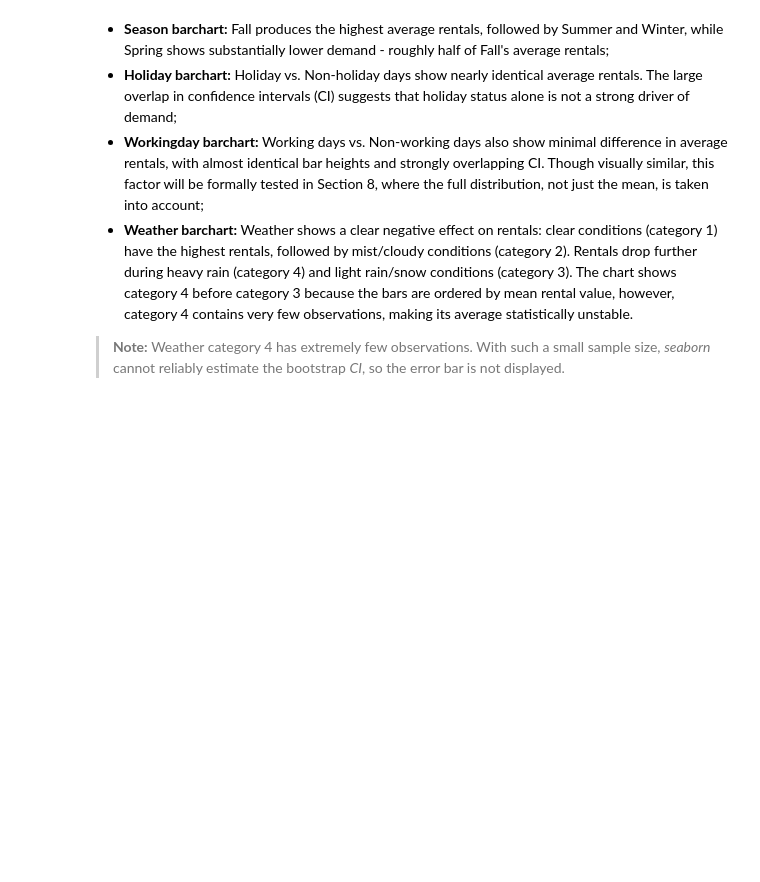
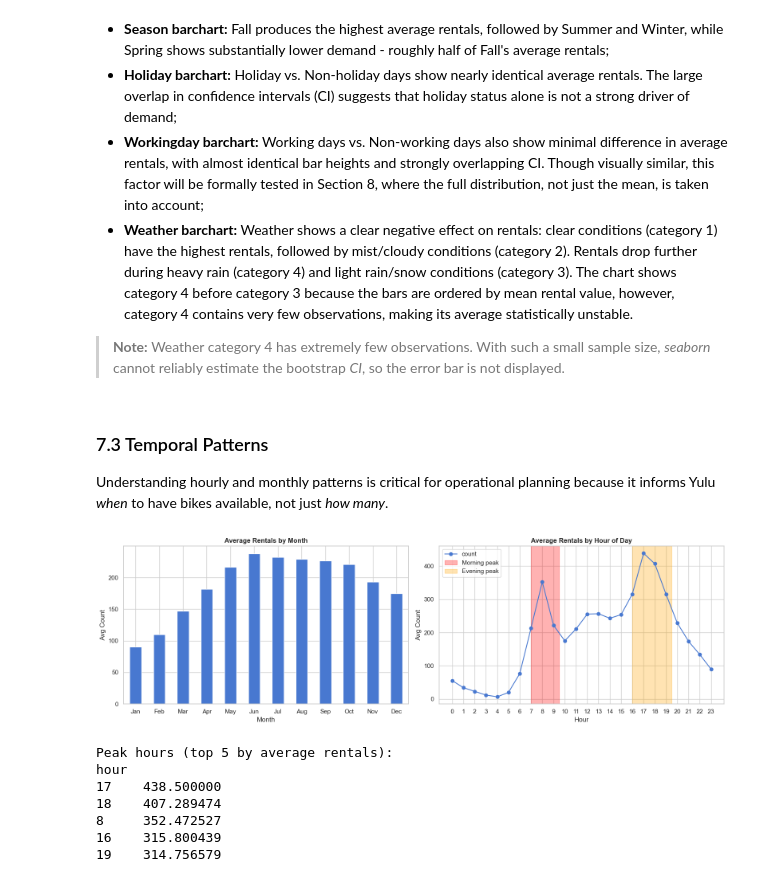
Before and after one commit to lozeva/yulu-bike-demand-analysis, a Jupyter notebook: yulu_bike_demand_analysis.ipynb, the cells around one changed output. Cells and saved outputs as stored; diff of their text form; code cells hidden in the pictures; blank space fills up the shorter version.

Commit message:
Add EDA: temporal patterns - monthly and hourly rental trends (section 7.3)

```diff
--- a/yulu_bike_demand_analysis.ipynb
+++ b/yulu_bike_demand_analysis.ipynb
@@ -375,3 +375,43 @@ plt.show()
 * **Workingday barchart:** Working days vs. Non-working days also show minimal difference in average rentals, with almost identical bar heights and strongly overlapping CI. Though visually similar, this factor will be formally tested in Section 8, where the full distribution, not just the mean, is taken into account;
 * **Weather barchart:** Weather shows a clear negative effect on rentals: clear conditions (category 1) have the highest rentals, followed by mist/cloudy conditions (category 2). Rentals drop further during heavy rain (category 4) and light rain/snow conditions (category 3). The chart shows category 4 before category 3 because the bars are ordered by mean rental value, however, category 4 contains very few observations, making its average statistically unstable.
 > **Note:** Weather category 4 has extremely few observations. With such a small sample size, *seaborn* cannot reliably estimate the bootstrap *CI*, so the error bar is not displayed.
+# %% [markdown]
+### 7.3 Temporal Patterns
+
+Understanding hourly and monthly patterns is critical for operational planning because it informs Yulu *when* to have bikes available, not just *how many*.
+# %%
+month_order = ['Jan', 'Feb', 'Mar', 'Apr', 'May', 'Jun', 'Jul', 'Aug', 'Sep', 'Oct', 'Nov', 'Dec']
+monthly = df_clean.groupby('month')['count'].mean().reindex(month_order)
+
+fig, axes = plt.subplots(1, 2, figsize=(16, 5))
+
+monthly.plot(kind='bar', ax=axes[0])
+axes[0].set_title('Average Rentals by Month', fontweight='bold')
+axes[0].set_xlabel('Month')
+axes[0].set_ylabel('Avg Count')
+axes[0].tick_params(axis='x', rotation=360)
+
+hourly = df_clean.groupby('hour')['count'].mean()
+hourly.plot(kind='line', ax=axes[1], marker='o')
+axes[1].set_xticks(range(0, 24))
+axes[1].set_title('Average Rentals by Hour of Day', fontweight='bold')
+axes[1].set_xlabel('Hour')
+axes[1].set_ylabel('Avg Count')
+axes[1].axvspan(7, 9.5, alpha=0.3, color='red', label='Morning peak') # This puts a light red shade over morning commute hours
+axes[1].axvspan(16, 19.5, alpha=0.3, color='orange', label='Evening peak') # This puts a light orange shade over evening commute hours
+axes[1].legend()
+
+plt.tight_layout()
+plt.show()
+
+print('Peak hours (top 5 by average rentals):')
+print(hourly.nlargest(5).to_string())
+# %% [output]
+[figure, added]
+Peak hours (top 5 by average rentals):
+hour
+17    438.500000
+18    407.289474
+8     352.472527
+16    315.800439
+19    314.756579
```
Also changed, not shown: parts of 1 cell of this notebook.
